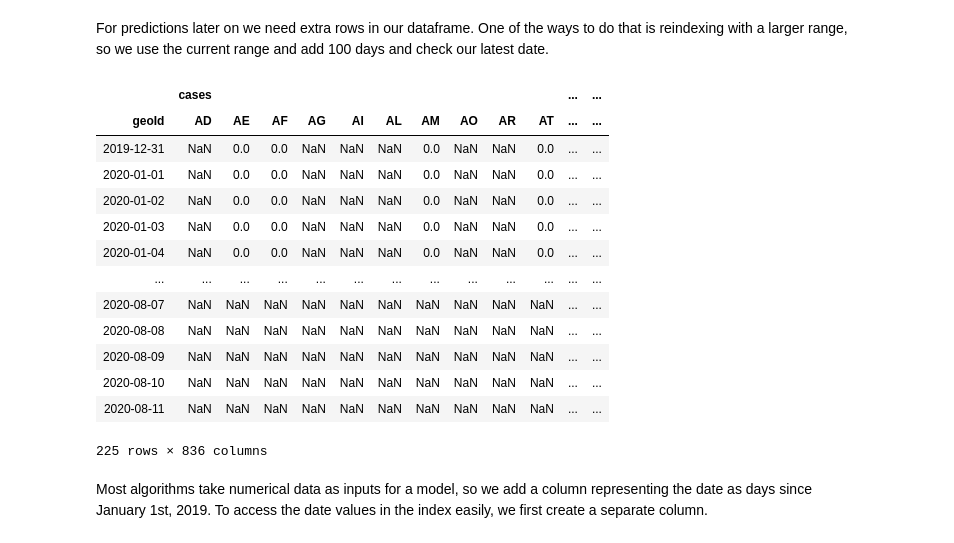
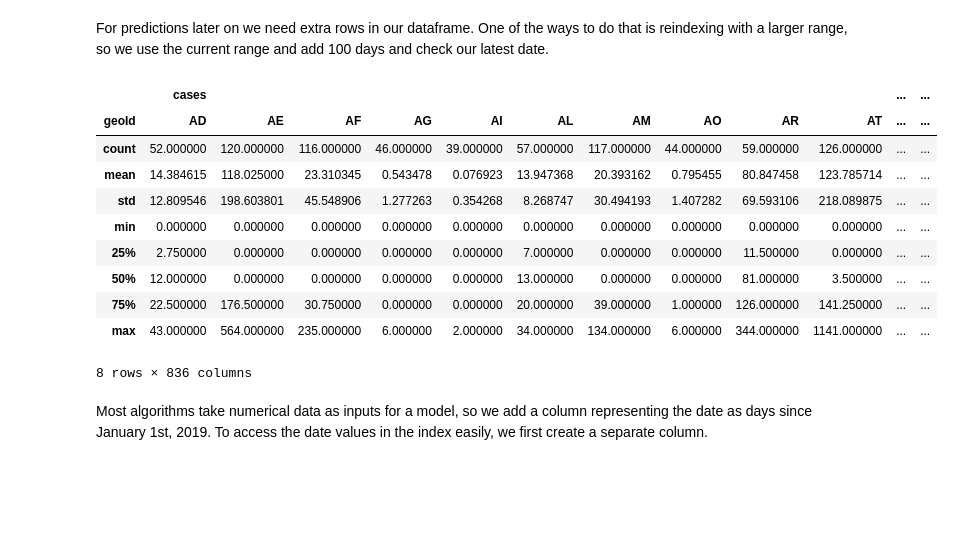
Before and after one commit to R3dje/COVID19, a Jupyter notebook: Modelmulti.ipynb, the cells around one changed output. Cells and saved outputs as stored; diff of their text form; code cells hidden in the pictures; blank space fills up the shorter version.

```diff
--- a/Modelmulti.ipynb
+++ b/Modelmulti.ipynb
@@ -88,22 +88,19 @@ For predictions later on we need extra rows in our dataframe. One of the ways to
 # %%
 new_index = pd.date_range(df_geo.index.min(), df_geo.index.max() + pd.Timedelta('100 days'))
 df_geo = df_geo.reindex(new_index)
-df_geo
+df_geo.describe()
 # %% [output]
 |  | cases |  |  |  |  |  |  |  |  |  | ... | ... |
 | geoId | AD | AE | AF | AG | AI | AL | AM | AO | AR | AT | ... | ... |
-| 2019-12-31 | NaN | 0.0 | 0.0 | NaN | NaN | NaN | 0.0 | NaN | NaN | 0.0 | ... | ... |
-| 2020-01-01 | NaN | 0.0 | 0.0 | NaN | NaN | NaN | 0.0 | NaN | NaN | 0.0 | ... | ... |
-| 2020-01-02 | NaN | 0.0 | 0.0 | NaN | NaN | NaN | 0.0 | NaN | NaN | 0.0 | ... | ... |
-| 2020-01-03 | NaN | 0.0 | 0.0 | NaN | NaN | NaN | 0.0 | NaN | NaN | 0.0 | ... | ... |
-| 2020-01-04 | NaN | 0.0 | 0.0 | NaN | NaN | NaN | 0.0 | NaN | NaN | 0.0 | ... | ... |
-| ... | ... | ... | ... | ... | ... | ... | ... | ... | ... | ... | ... | ... |
-| 2020-08-07 | NaN | NaN | NaN | NaN | NaN | NaN | NaN | NaN | NaN | NaN | ... | ... |
-| 2020-08-08 | NaN | NaN | NaN | NaN | NaN | NaN | NaN | NaN | NaN | NaN | ... | ... |
-| 2020-08-09 | NaN | NaN | NaN | NaN | NaN | NaN | NaN | NaN | NaN | NaN | ... | ... |
-| 2020-08-10 | NaN | NaN | NaN | NaN | NaN | NaN | NaN | NaN | NaN | NaN | ... | ... |
-| 2020-08-11 | NaN | NaN | NaN | NaN | NaN | NaN | NaN | NaN | NaN | NaN | ... | ... |
+| count | 52.000000 | 120.000000 | 116.000000 | 46.000000 | 39.000000 | 57.000000 | 117.000000 | 44.000000 | 59.000000 | 126.000000 | ... | ... |
+| mean | 14.384615 | 118.025000 | 23.310345 | 0.543478 | 0.076923 | 13.947368 | 20.393162 | 0.795455 | 80.847458 | 123.785714 | ... | ... |
+| std | 12.809546 | 198.603801 | 45.548906 | 1.277263 | 0.354268 | 8.268747 | 30.494193 | 1.407282 | 69.593106 | 218.089875 | ... | ... |
+| min | 0.000000 | 0.000000 | 0.000000 | 0.000000 | 0.000000 | 0.000000 | 0.000000 | 0.000000 | 0.000000 | 0.000000 | ... | ... |
+| 25% | 2.750000 | 0.000000 | 0.000000 | 0.000000 | 0.000000 | 7.000000 | 0.000000 | 0.000000 | 11.500000 | 0.000000 | ... | ... |
+| 50% | 12.000000 | 0.000000 | 0.000000 | 0.000000 | 0.000000 | 13.000000 | 0.000000 | 0.000000 | 81.000000 | 3.500000 | ... | ... |
+| 75% | 22.500000 | 176.500000 | 30.750000 | 0.000000 | 0.000000 | 20.000000 | 39.000000 | 1.000000 | 126.000000 | 141.250000 | ... | ... |
+| max | 43.000000 | 564.000000 | 235.000000 | 6.000000 | 2.000000 | 34.000000 | 134.000000 | 6.000000 | 344.000000 | 1141.000000 | ... | ... |
-225 rows × 836 columns
+8 rows × 836 columns
 # %% [markdown]
 Most algorithms take numerical data as inputs for a model, so we add a column representing the date as days since January 1st, 2019. To access the date values in the index easily, we first create a separate column.
 # %%
```
Also changed, not shown: parts of 8 cells of this notebook, 5 other files.
